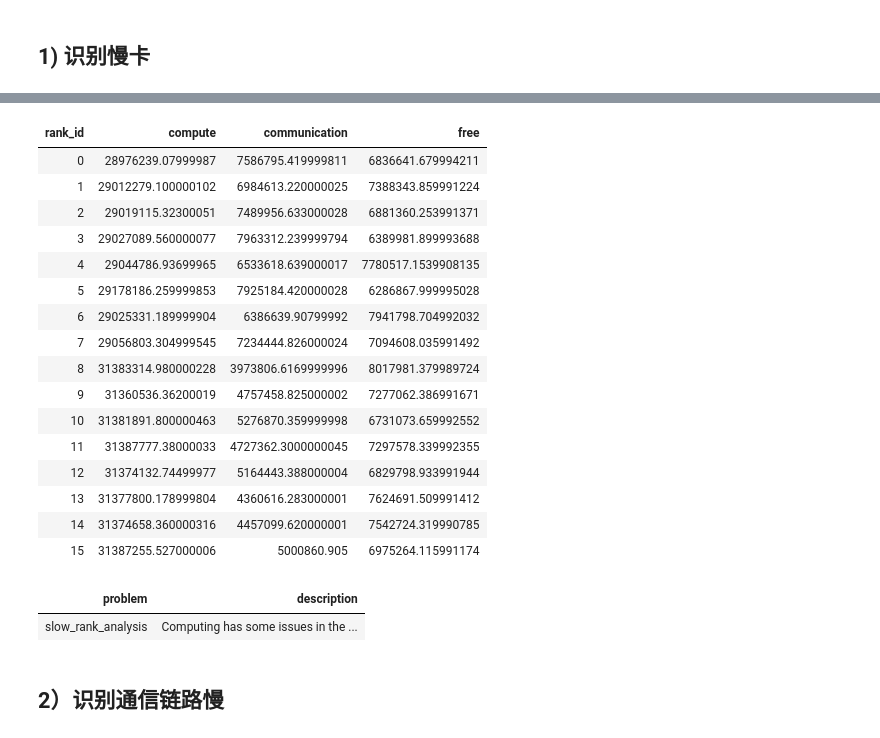
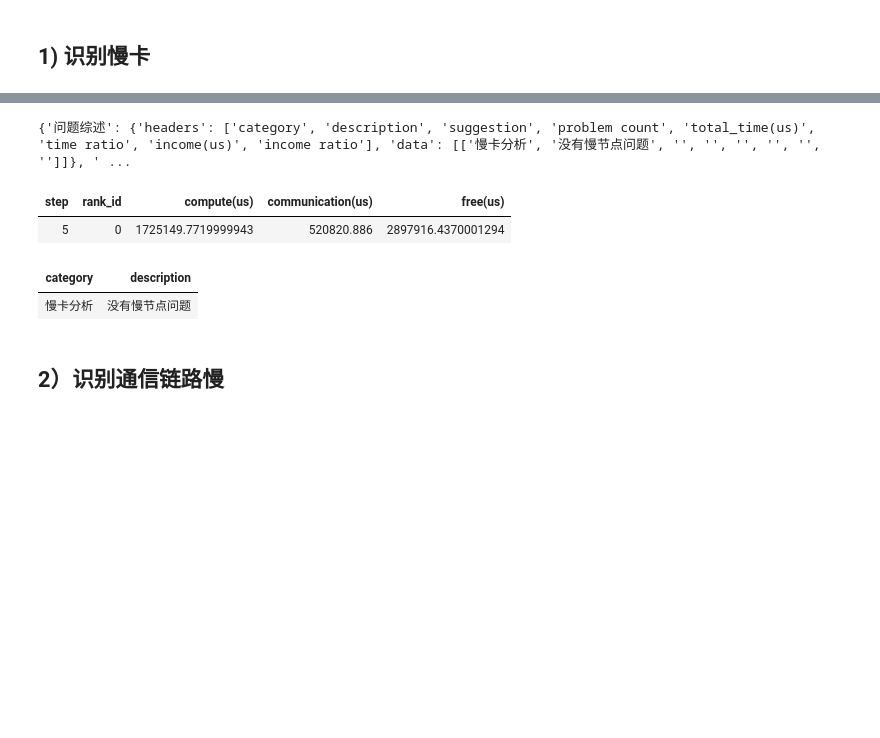
Before and after one commit to xiaobingling93-pixel/Ascend-msprof-analyze, a Jupyter notebook: msprof_analyze/advisor/cluster_perf_analysis.ipynb, the cells around one changed output, grey strips where cells are left out. Saved outputs shown, nothing was run; the diff lists cells and outputs as text; code cells hidden in the pictures; blank space fills up the shorter version.

```diff
--- a/msprof_analyze/advisor/cluster_perf_analysis.ipynb
+++ b/msprof_analyze/advisor/cluster_perf_analysis.ipynb
@@ -39,32 +39,18 @@ slow_rank_result = interface.get_result("cluster", "slow_rank")
 # %%
-slow_rank_data = slow_rank_result.get("slow_rank_analysis")
+slow_rank_data = slow_rank_result.get("慢卡分析")
 if slow_rank_data:
     slow_rank_table = PrettyTable(slow_rank_data.get("headers"))
     for row in slow_rank_data.get("data"):
         row = [fill(str(element), width=80) for element in row]
         slow_rank_table.add_row(row)
     slow_rank_table.hrules = ALL
     display(slow_rank_table[:16])
 # %% [output]
+{'问题综述': {'headers': ['category', 'description', 'suggestion', 'problem count', 'total_time(us)', 'time ratio', 'income(us)', 'income ratio'], 'data': [['慢卡分析', '没有慢节点问题', '', '', '', '', '', '']]}, ' ...
-| rank_id | compute | communication | free |
-| 0 | 28976239.07999987 | 7586795.419999811 | 6836641.679994211 |
-| 1 | 29012279.100000102 | 6984613.220000025 | 7388343.859991224 |
-| 2 | 29019115.32300051 | 7489956.633000028 | 6881360.253991371 |
-| 3 | 29027089.560000077 | 7963312.239999794 | 6389981.899993688 |
-| 4 | 29044786.93699965 | 6533618.639000017 | 7780517.1539908135 |
-| 5 | 29178186.259999853 | 7925184.420000028 | 6286867.999995028 |
-| 6 | 29025331.189999904 | 6386639.90799992 | 7941798.704992032 |
-| 7 | 29056803.304999545 | 7234444.826000024 | 7094608.035991492 |
-| 8 | 31383314.980000228 | 3973806.6169999996 | 8017981.379989724 |
-| 9 | 31360536.36200019 | 4757458.825000002 | 7277062.386991671 |
-| 10 | 31381891.800000463 | 5276870.359999998 | 6731073.659992552 |
-| 11 | 31387777.38000033 | 4727362.3000000045 | 7297578.339992355 |
-| 12 | 31374132.74499977 | 5164443.388000004 | 6829798.933991944 |
-| 13 | 31377800.178999804 | 4360616.283000001 | 7624691.509991412 |
-| 14 | 31374658.360000316 | 4457099.620000001 | 7542724.319990785 |
-| 15 | 31387255.527000006 | 5000860.905 | 6975264.115991174 |
+| step | rank_id | compute(us) | communication(us) | free(us) |
+| 5 | 0 | 1725149.7719999943 | 520820.886 | 2897916.4370001294 |
 # %%
-problems = slow_rank_result.get("problems")
+problems = slow_rank_result.get("问题综述")
 headers = problems.get('headers')[:2]
 if problems: # 如果存在相关问题则获取相关问题检测描述及建议
     problem_table = PrettyTable(headers)
@@ -75,8 +61,8 @@ if problems: # 如果存在相关问题则获取相关问题检测描述及建
 else:
     print("There is no suggestion related to slow rank analysis.")
 # %% [output]
-| problem | description |
-| slow_rank_analysis | Computing has some issues in the ... |
+| category | description |
+| 慢卡分析 | 没有慢节点问题 |
 # %% [markdown]
 ## 2）识别通信链路慢
 # %%
```
Also changed, not shown: parts of 6 cells of this notebook, 1 other file.
